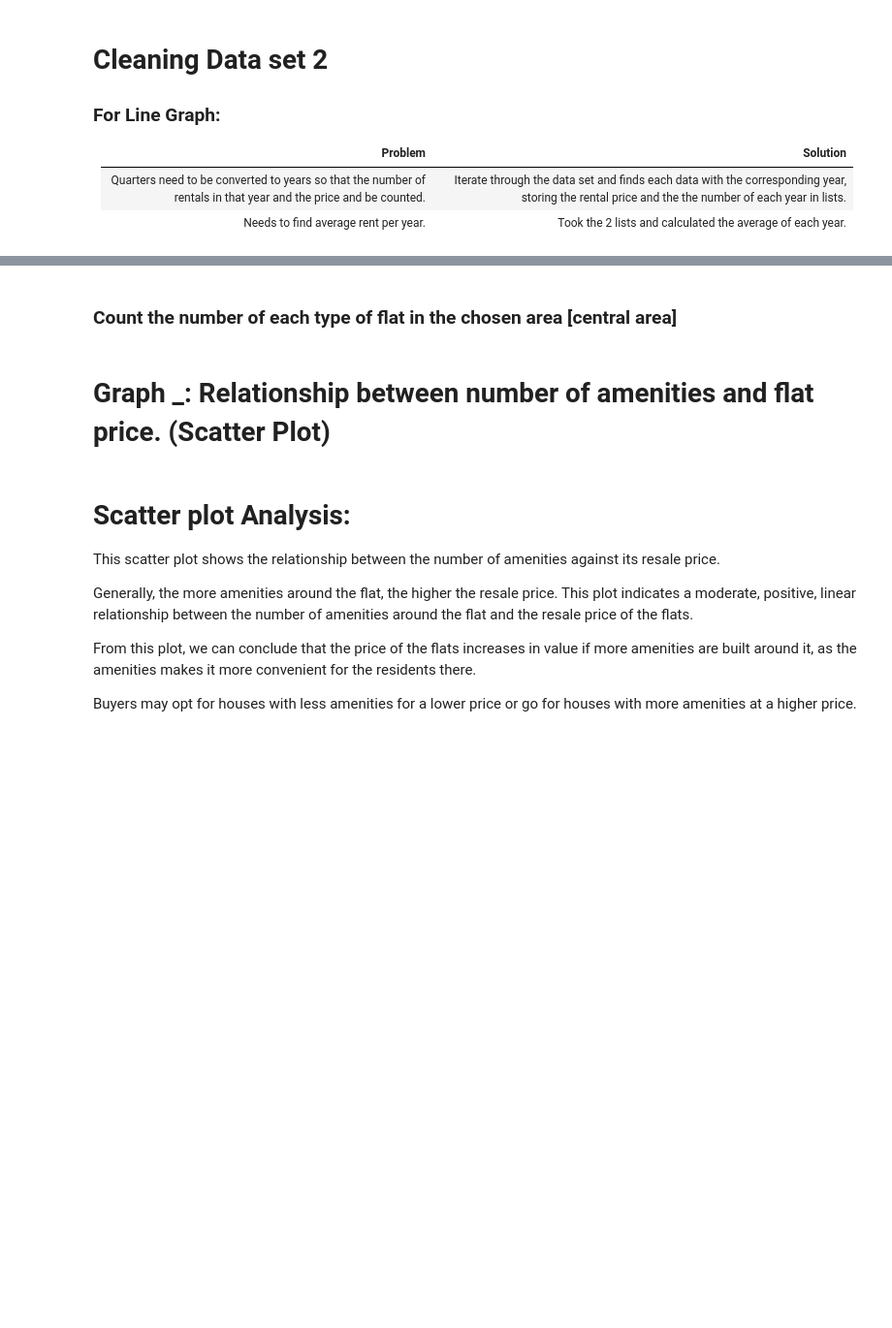
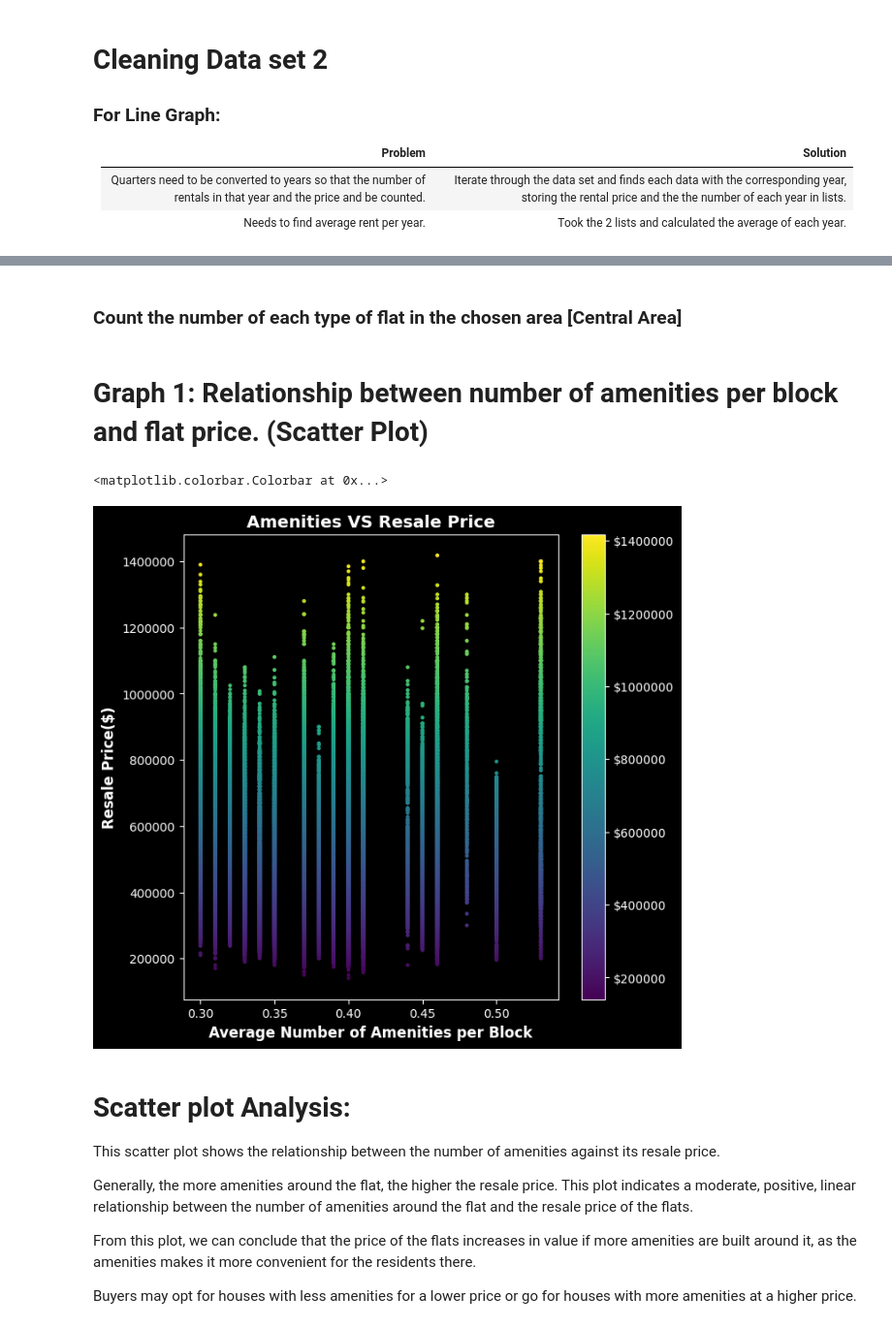
Before and after one commit to Deagozn/PDS, a Jupyter notebook: Assignment/AssignmentV2.ipynb, the cells around one changed output, grey strips where cells are left out. Shown: that part at 97% size. Cells and saved outputs as stored; diff of their text form; code cells hidden in the pictures; blank space fills up the shorter version.

Commit message:
added more graphs

```diff
--- a/Assignment/AssignmentV2.ipynb
+++ b/Assignment/AssignmentV2.ipynb
@@ -23,7 +27,7 @@ from tabulate import tabulate
 # genfromtext used to read csv file
 
 # Resale Flat Prices from year 2017 onwards [https://data.gov.sg/dataset/resale-flat-prices]
-resale_price = "Deagozn/PDS/Assignment/resale-flat-prices-based-on-registration-date-from-jan-2017-onwards.csv"
+resale_price = "resale-flat-prices-based-on-registration-date-from-jan-2017-onwards.csv"
 data_sale = np.genfromtxt(resale_price,dtype=['datetime64[D]','U15','U9','U4','U20','U20',int,'U20',int,'U50',int],
                       delimiter=',', names=True, missing_values=['na'],filling_values=0)
 print(tabulate(data_sale[:5],headers=data_sale.dtype.names),"\n")
@@ -87,10 +127,10 @@ print(f"This data set covers {len(np.unique(data_info['bldg_contract_town']))} d
 | Needs to find average rent per year. | Took the 2 lists and calculated the average of each year.  |
 # %%
 # Convert quarters to years
-year_total = [0,0,0,0,0,0,0,0,0,0,0,0,0,0,0,0,0,0]
-count_year = [0,0,0,0,0,0,0,0,0,0,0,0,0,0,0,0,0,0]
-avg_rent = [0,0,0,0,0,0,0,0,0,0,0,0,0,0,0,0,0,0]
+year_total = np.array([0,0,0,0,0,0,0,0,0,0,0,0,0,0,0,0,0,0])
+count_year = np.array([0,0,0,0,0,0,0,0,0,0,0,0,0,0,0,0,0,0])
 years = ['2005', '2006', '2007', '2008', '2009', '2010', '2011', '2012', '2013', '2014', '2015', '2016', '2017', '2018', '2019', '2020', '2021', '2022']
+
 
 for i in range(len(data_rent)):
     if "2005" in data_rent['quarter'][i]:
@@ -148,8 +188,9 @@ for i in range(len(data_rent)):
         year_total[17] += data_rent['median_rent'][i]
         count_year[17] += 1
 
-for x in range(len(count_year)):
-    avg_rent[x] = year_total[x]/count_year[x]
+
+# Calculate average rent for the years
+avg_rent = year_total / count_year
 # %% [markdown]
 # Cleaning Data set 3
 
@@ -367,5 +417,5 @@ print(f"The town with the highest average number of amenities is: {key_list[valu
 # %% [markdown]
-### Count the number of each type of flat in the chosen area [central area]
+### Count the number of each type of flat in the chosen area [Central Area]
 # %%
 # Creates the list to store the data
 ca_type_count = [0,0,0,0]
@@ -382,31 +432,34 @@ print(ca_type_count)
 # %% [markdown]
-# Graph _:  Relationship between number of amenities and flat price. (Scatter Plot)
+# Graph 1:  Relationship between number of amenities per block and flat price. (Scatter Plot)
 # %%
 # Get 'resale_price' values and stores as integer type array
 price = data_sale["resale_price"]
 
 #get the amenities value for the data
 val = []
 for t in data_sale['town']:
     val.append(average_amen[t])
 
 # Change the style of the figure
 plt.style.use('dark_background')
 fig , ax3 = plt.subplots(figsize=(7,7))
 
 # Creates the scatterplot
 sc_plt = ax3.scatter(val,price,c=price,s=5)
 
 # Sets the title, x-axis label and y-axis label
-ax3.set_xlabel("Amenities value", weight = 'bold', size = 12)
+ax3.set_xlabel("Average Number of Amenities per Block", weight = 'bold', size = 12)
 ax3.set_ylabel("Resale Price($)", weight = 'bold', size = 12)
 ax3.set_title("Amenities VS Resale Price", weight = 'bold', size = 14)
 
 # Sets the Y tick labels to integer from 0 to 15000000 with increments of 200000
 ax3.set_yticklabels(np.arange(0,1500000,200000))
 
 #Colorbar
 plt.colorbar(sc_plt, format = '$%d')
+# %% [output]
+<matplotlib.colorbar.Colorbar at 0x...>
+[figure, added]
 # %% [markdown]
 # Scatter plot Analysis:
 
```
Also changed, not shown: parts of 23 cells of this notebook.
